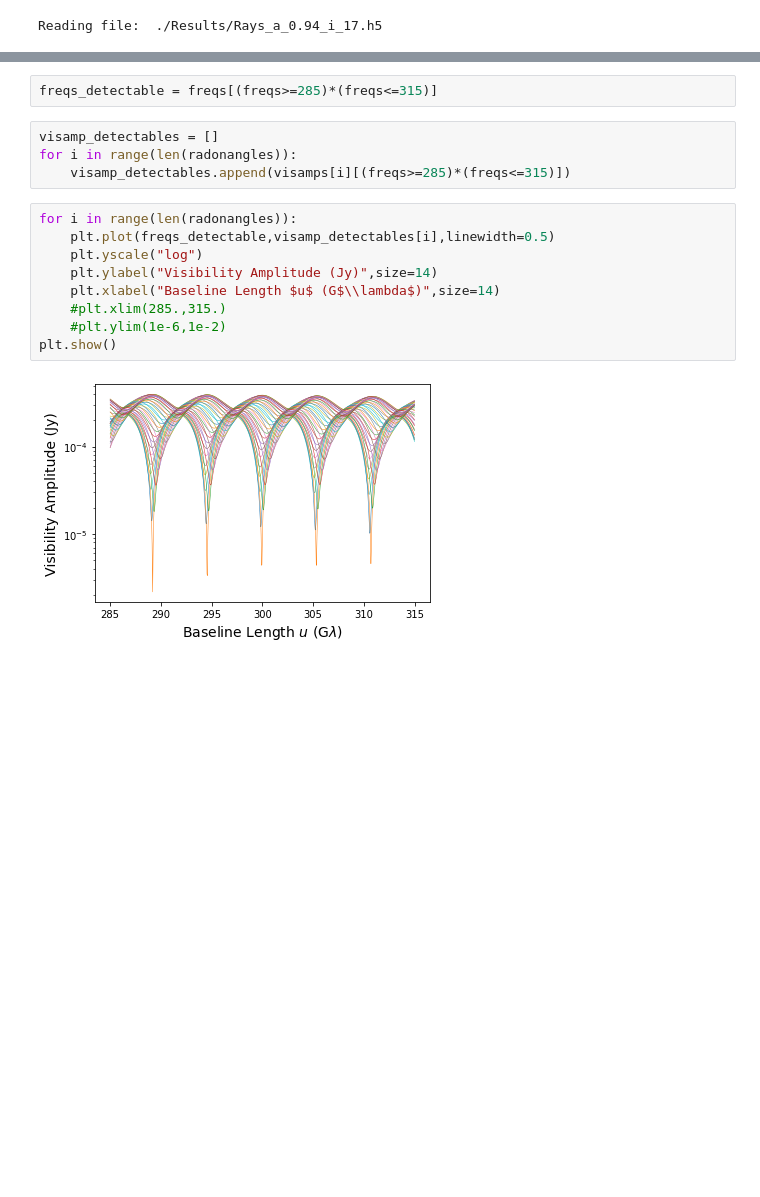
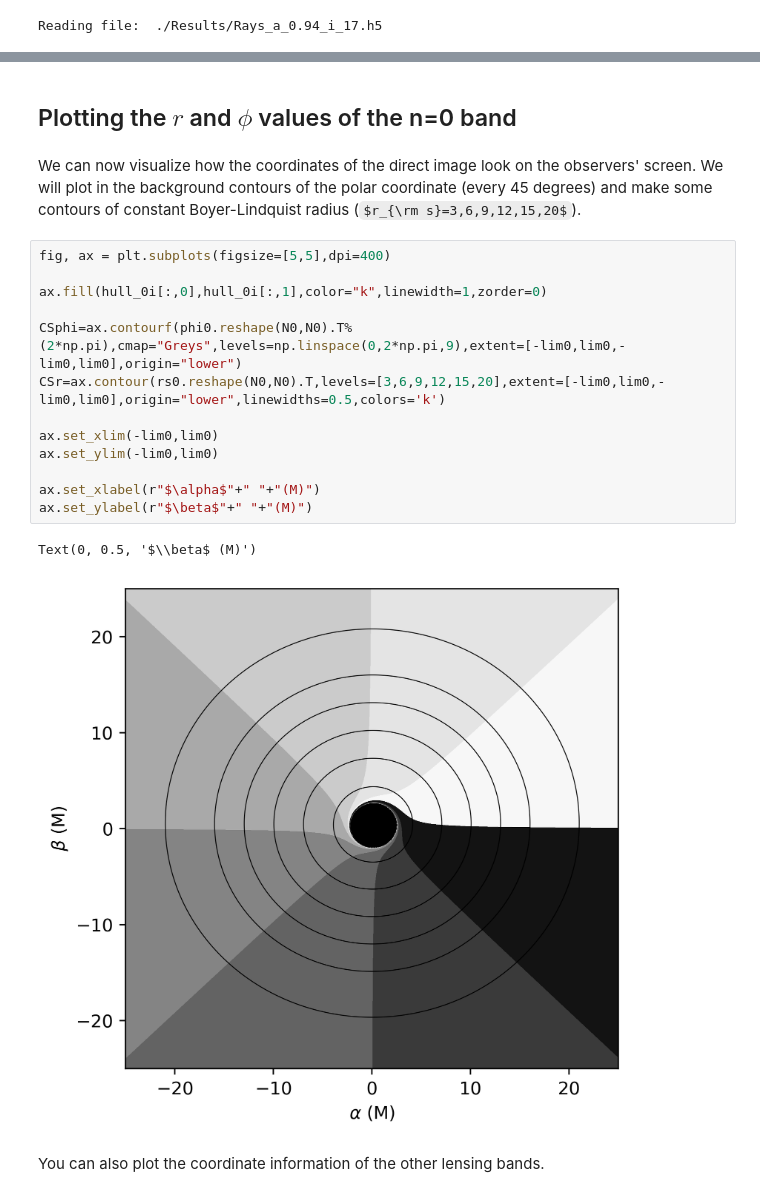
Before and after one commit to iAART/aart, a Jupyter notebook: Examples.ipynb, the cells around one changed output, grey strips where cells are left out. Saved outputs shown, nothing was run; the diff lists cells and outputs as text; some formulas as TeX source; blank space fills up the shorter version.

```diff
--- a/Examples.ipynb
+++ b/Examples.ipynb
@@ -500,17 +142,22 @@ freqs = freqss[0]
-# %%
-freqs_detectable = freqs[(freqs>=285)*(freqs<=315)]
-# %%
-visamp_detectables = []
-for i in range(len(radonangles)):
-    visamp_detectables.append(visamps[i][(freqs>=285)*(freqs<=315)])
-# %%
-for i in range(len(radonangles)):
-    plt.plot(freqs_detectable,visamp_detectables[i],linewidth=0.5)
-    plt.yscale("log")
-    plt.ylabel("Visibility Amplitude (Jy)",size=14)
-    plt.xlabel("Baseline Length $u$ (G$\\lambda$)",size=14)
-    #plt.xlim(285.,315.)
-    #plt.ylim(1e-6,1e-2)
-plt.show()
-# %% [output]
-[figure, removed]
+# %% [markdown]
+## Plotting the $r$ and $\phi$ values of the n=0 band
+# %% [markdown]
+We can now visualize how the coordinates of the direct image look on the observers' screen. We will plot in the background contours of the polar coordinate (every 45 degrees) and make some contours of constant Boyer-Lindquist radius ($r_{\rm s}=3,6,9,12,15,20$).
+# %%
+fig, ax = plt.subplots(figsize=[5,5],dpi=400)
+
+ax.fill(hull_0i[:,0],hull_0i[:,1],color="k",linewidth=1,zorder=0)
+
+CSphi=ax.contourf(phi0.reshape(N0,N0).T%(2*np.pi),cmap="Greys",levels=np.linspace(0,2*np.pi,9),extent=[-lim0,lim0,-lim0,lim0],origin="lower")
+CSr=ax.contour(rs0.reshape(N0,N0).T,levels=[3,6,9,12,15,20],extent=[-lim0,lim0,-lim0,lim0],origin="lower",linewidths=0.5,colors='k')
+
+ax.set_xlim(-lim0,lim0)
+ax.set_ylim(-lim0,lim0)
+
+ax.set_xlabel(r"$\alpha$"+" "+"(M)")
+ax.set_ylabel(r"$\beta$"+" "+"(M)")
+# %% [output]
+Text(0, 0.5, '$\\beta$ (M)')
+[figure, added]
+# %% [markdown]
+You can also plot the coordinate information of the other lensing bands.
```
Also changed, not shown: parts of 54 cells of this notebook, 2 other files.
